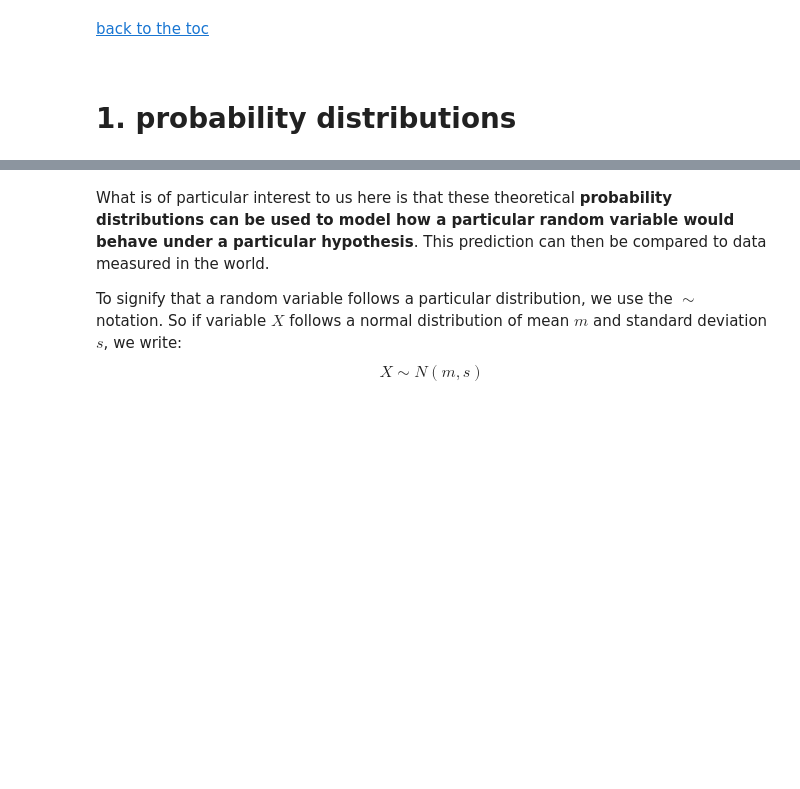
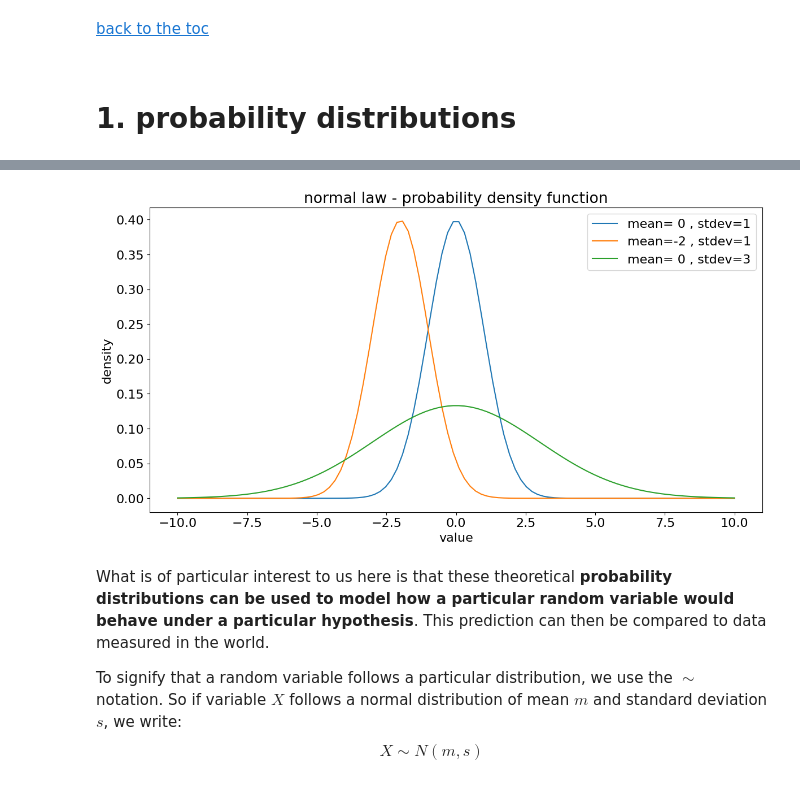
Before and after one commit to bioinfocz/IMG-Statistics-in-Python-Course, a Jupyter notebook: 02_distribution_and_statistical_tests.ipynb, the cells around one changed output, grey strips where cells are left out. Drawn from its saved outputs; the diff is of its cells as text; code cells hidden in the pictures; blank space fills up the shorter version.

```diff
--- a/02_distribution_and_statistical_tests.ipynb
+++ b/02_distribution_and_statistical_tests.ipynb
@@ -89,14 +118,21 @@ For Instance the normal law has two parameters : its mean ($\mu$) and its standa
 # %%
-x = np.linspace(-10,10, 100) # 100 equally separated points between -5 and 5
+## Plot normal law pdf for different parameters (mean or standard deviation)
+
+x = np.linspace(-10,10, 100) # 100 equally separated points between -10 and 10
 fig, ax = plt.subplots(figsize=(14, 7))
 
-a= sns.lineplot(x=x, y=stats.norm.pdf(x , loc = 0 , scale = 1) , ax = ax , label='mean= 0 , stdev=1')
+## Here loc defines the mean and scale the standard deviation
+sns.lineplot(x=x, y=stats.norm.pdf(x , loc = 0 , scale = 1) , ax = ax , label='mean= 0 , stdev=1')
 sns.lineplot(x=x, y=stats.norm.pdf(x , loc = -2 , scale = 1 ) , ax = ax , label='mean=-2 , stdev=1')
-sns.lineplot(x=x, y=stats.norm.pdf(x , loc = 1 , scale = 3 ) , ax = ax , label='mean= 1 , stdev=3')
+sns.lineplot(x=x, y=stats.norm.pdf(x , loc = 0 , scale = 3 ) , ax = ax , label='mean= 0 , stdev=3')
 
-a.set(xlabel='value', ylabel='density')
-a.set_title('normal law - probability density function')
+## Add title, axis name and legend
+ax.set_title('normal law - probability density function')
+ax.set(xlabel='value', ylabel='density')
 ax.legend()
+plt.show()
+# %% [output]
+[figure, added]
 # %% [markdown]
 What is of particular interest to us here is that
 these theoretical **probability distributions can be used to model
```
Also changed, not shown: parts of 61 cells of this notebook.
